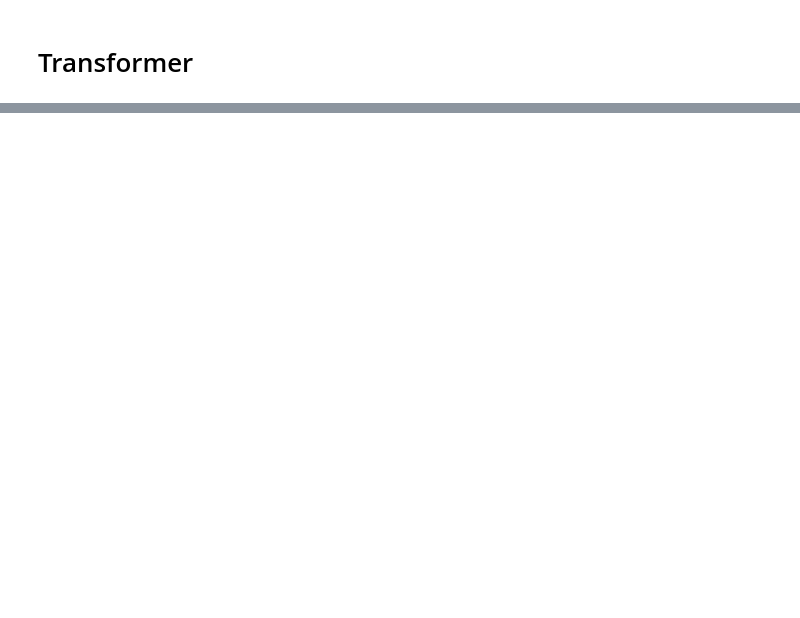
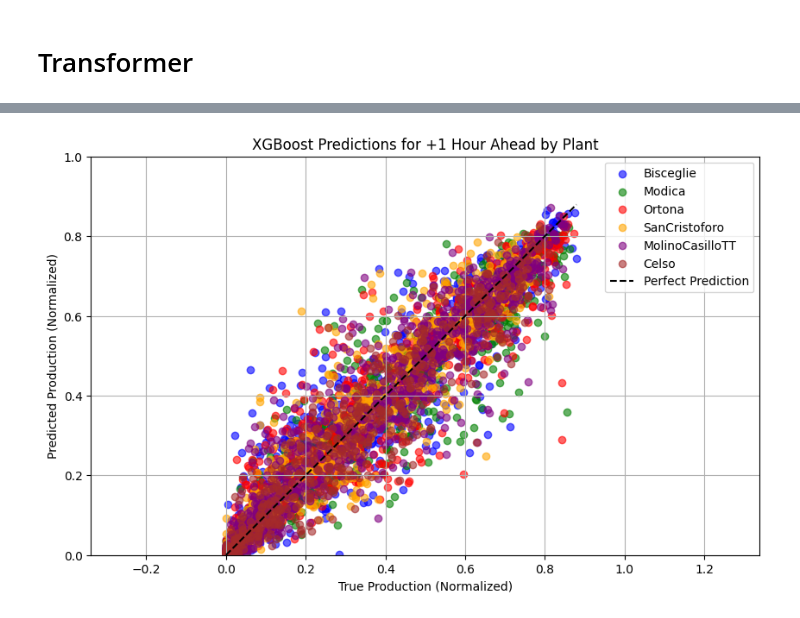
Before and after one commit to ShilpaSrinivasaReddy/PV_Forecasting_new, a Jupyter notebook: code.ipynb, the cells around one changed output, grey strips where cells are left out. Cells and saved outputs as stored; diff of their text form; code cells hidden in the pictures; blank space fills up the shorter version.

```diff
--- a/code.ipynb
+++ b/code.ipynb
@@ -1255,0 +1343,54 @@ R²: 0.99
+# %%
+import matplotlib.pyplot as plt
+import pandas as pd
+
+
+# Create a DataFrame for the true and predicted values along with plant IDs
+predictions_df = pd.DataFrame({
+    'True': y_test.values,
+    'Predicted': y_pred_xgb,
+    'pID': pID_test.reset_index(drop=True)  # Reset index to align correctly with y_test
+})
+
+# Define a color map for each plant ID
+colors = {
+    'Bisceglie': 'blue',
+    'Modica': 'green',
+    'Ortona': 'red',
+    'SanCristoforo': 'orange',
+    'MolinoCasilloTT': 'purple',
+    'Celso': 'brown'
+}
+
+# Set up the plot
+plt.figure(figsize=(10, 6))
+
+# Plot scatter for each plant with a different color
+for plant, color in colors.items():
+    plant_mask = predictions_df['pID'] == plant
+    plt.scatter(predictions_df['True'][plant_mask], predictions_df['Predicted'][plant_mask],
+                color=color, label=plant, alpha=0.6)
+
+# Add a diagonal line representing perfect predictions
+plt.plot([min(y_test.values), max(y_test.values)],
+         [min(y_test.values), max(y_test.values)],
+         color='black', linestyle='--', label='Perfect Prediction')
+
+# Set plot labels and title
+plt.xlabel('True Production (Normalized)')
+plt.ylabel('Predicted Production (Normalized)')
+plt.title('XGBoost Predictions for +1 Hour Ahead by Plant')
+
+# Add legend and grid
+plt.legend()
+plt.grid(True)
+
+# Set equal axis limits for better comparison
+plt.axis('equal')
+plt.xlim(0, 1)  # Adjust limits based on your normalized data range
+plt.ylim(0, 1)  # Adjust limits based on your normalized data range
+
+# Show the plot
+plt.show()
+# %% [output]
+[figure, added]
```
Also changed, not shown: parts of 29 cells of this notebook, 1 other file.
